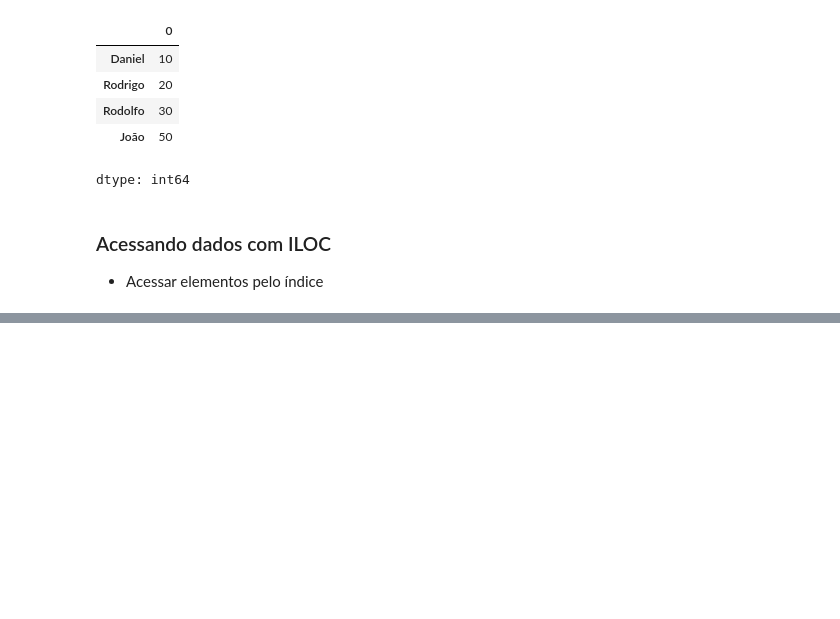
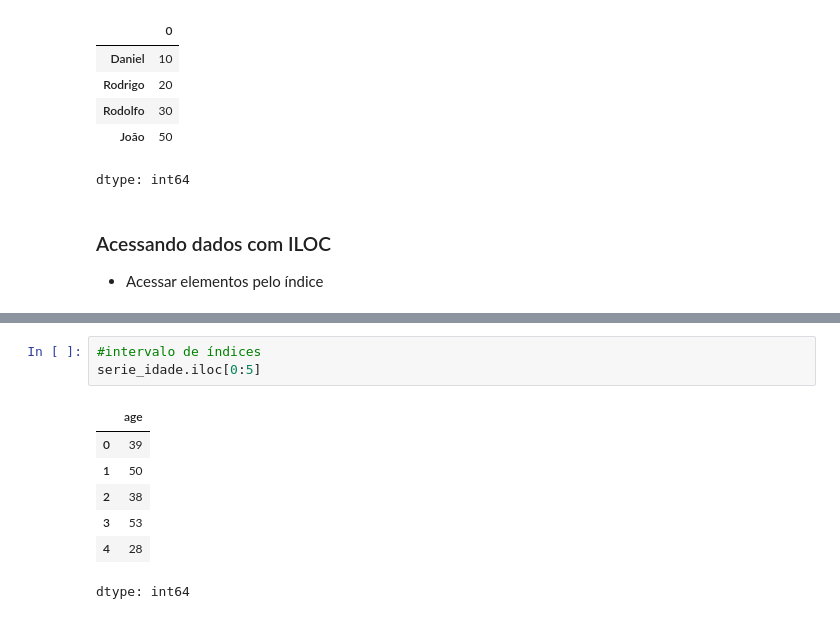
Before and after one commit to DanRelief/DanRelief, a Jupyter notebook: Pandas.ipynb, the cells around one changed output, grey strips where cells are left out. Saved outputs shown, nothing was run; the diff lists cells and outputs as text; blank space fills up the shorter version.

```diff
--- a/Pandas.ipynb
+++ b/Pandas.ipynb
@@ -240,0 +301,11 @@ FileNotFoundError: [Errno 2] No such file or directory: 'census.csv'
+# %%
+#intervalo de índices
+serie_idade.iloc[0:5]
+# %% [output]
+|  | age |
+| 0 | 39 |
+| 1 | 50 |
+| 2 | 38 |
+| 3 | 53 |
+| 4 | 28 |
+dtype: int64
```
Also changed, not shown: parts of 8 cells of this notebook.
